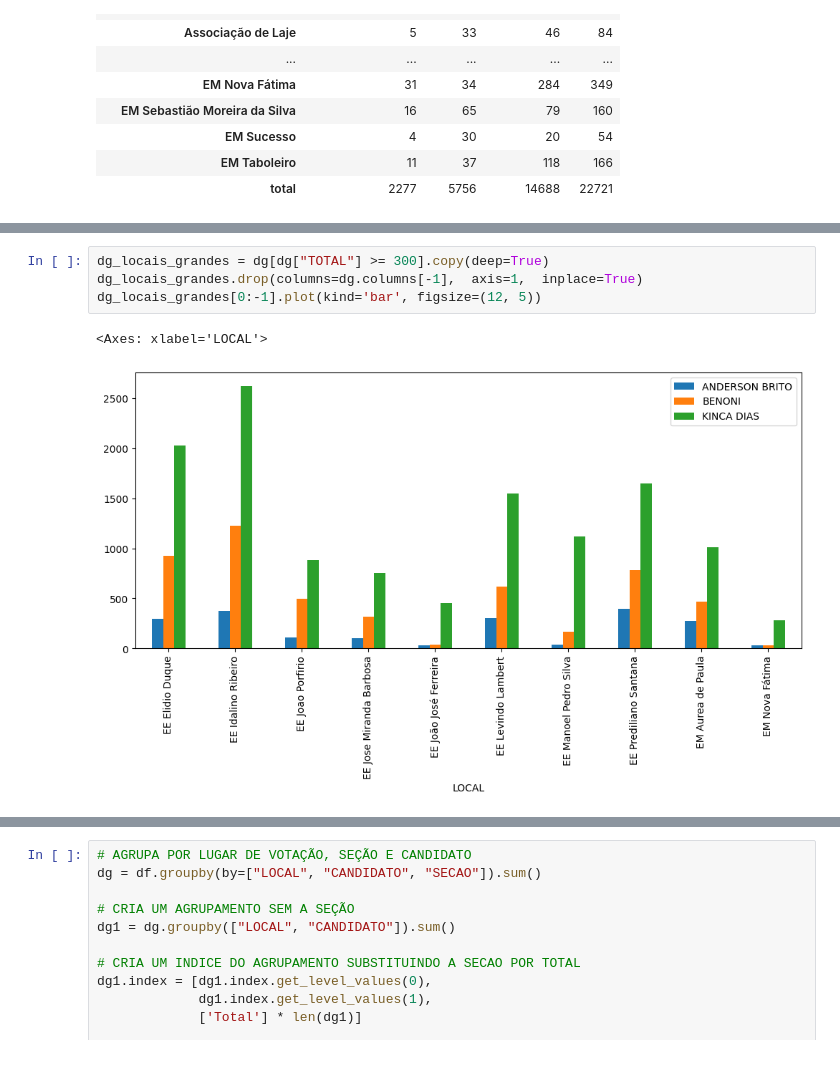
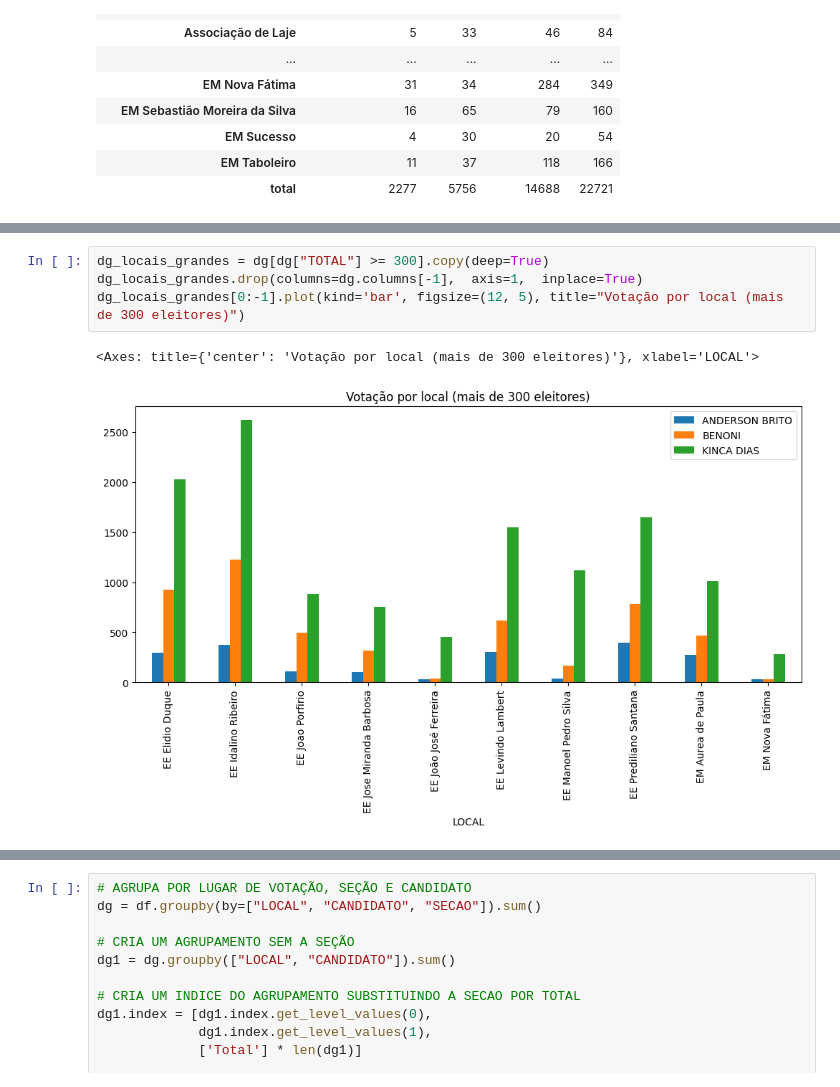
Before and after one commit to nfmmendes/eleicoes-salinas-2024, a Jupyter notebook: Resultado eleições municipais - Salinas(MG) 2024.ipynb, the cells around one changed output, grey strips where cells are left out. Saved outputs shown, nothing was run; the diff lists cells and outputs as text.

```diff
--- a/Resultado eleições municipais - Salinas(MG) 2024.ipynb
+++ b/Resultado eleições municipais - Salinas(MG) 2024.ipynb
@@ -66,7 +59,7 @@ dg_locais_pequenos[0:-1].plot(kind='bar', figsize=(12, 5))
 # %%
 dg_locais_grandes = dg[dg["TOTAL"] >= 300].copy(deep=True)
 dg_locais_grandes.drop(columns=dg.columns[-1],  axis=1,  inplace=True)
-dg_locais_grandes[0:-1].plot(kind='bar', figsize=(12, 5))
+dg_locais_grandes[0:-1].plot(kind='bar', figsize=(12, 5), title="Votação por local (mais de 300 eleitores)")
 # %% [output]
-<Axes: xlabel='LOCAL'>
+<Axes: title={'center': 'Votação por local (mais de 300 eleitores)'}, xlabel='LOCAL'>
-[figure, old version]
+[figure, new version]
```
Also changed, not shown: parts of 2 cells of this notebook.
